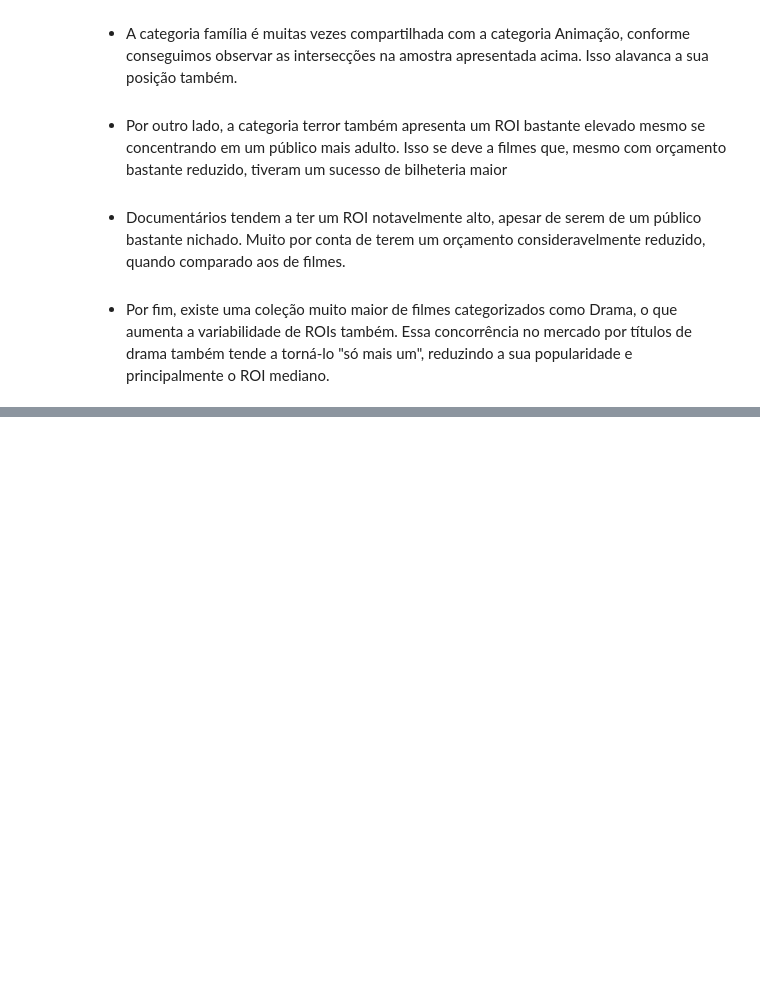
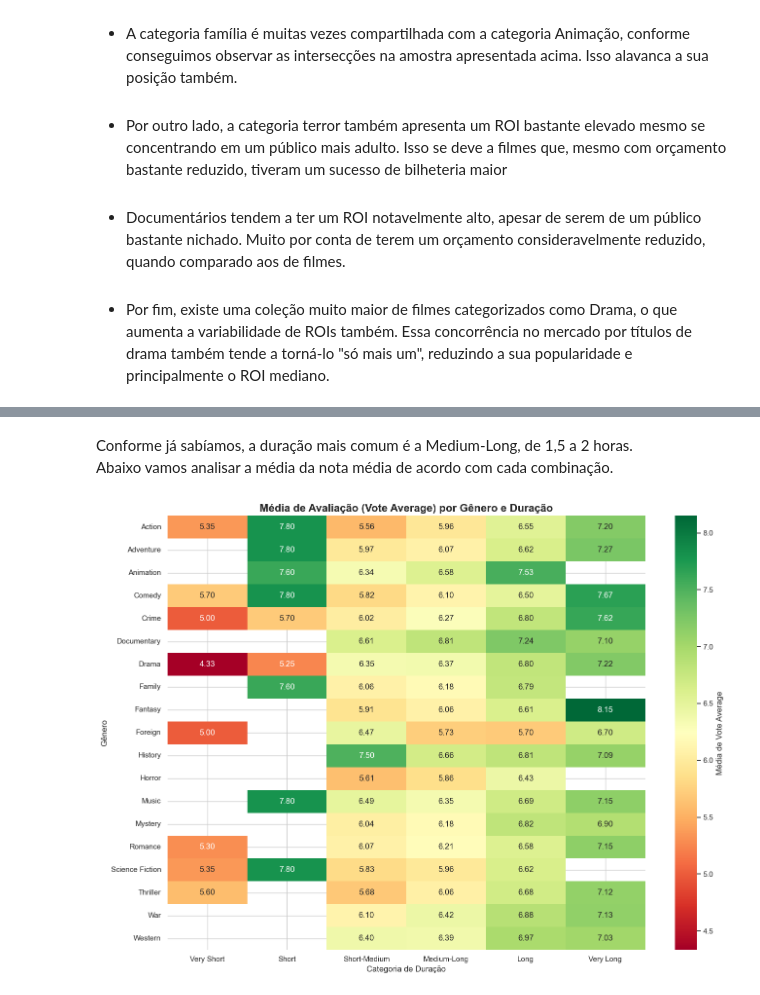
Before and after one commit to py-zeli/BoraVer, a Jupyter notebook: analise-exploratoria.ipynb, the cells around one changed output, grey strips where cells are left out. Saved outputs shown, nothing was run; the diff lists cells and outputs as text; code cells hidden in the pictures; blank space fills up the shorter version.

```diff
--- a/analise-exploratoria.ipynb
+++ b/analise-exploratoria.ipynb
@@ -850,0 +870,38 @@ Estratégia de Recomendação: O sistema poderá utilizar esses pesos de gênero
+# %% [markdown]
+Conforme já sabíamos, a duração mais comum é a Medium-Long, de 1,5 a 2 horas.<br>
+Abaixo vamos analisar a média da nota média de acordo com cada combinação.
+# %%
+# 1. Definir a ordem exata das categorias de duração
+ordem_duracao = ['Very Short', 'Short', 'Short-Medium', 'Medium-Long', 'Long', 'Very Long']
+
+# 2. Criar a Pivot Table calculando a MÉDIA do vote_average
+# index = linhas (Gênero), columns = colunas (Duração), values = o que será calculado
+tabela_votos = df_generos.pivot_table(
+    index='genre',
+    columns='runtime_category',
+    values='vote_average',
+    aggfunc='mean'
+)
+
+# 3. Reordenar as colunas conforme a sua lista
+tabela_votos = tabela_votos.reindex(columns=ordem_duracao)
+
+# 4. Gerar o gráfico
+plt.figure(figsize=(14, 10))
+
+# Usei o mapa de cores 'RdYlGn' (Red-Yellow-Green)
+# Assim, notas mais altas ficam verdes e notas mais baixas ficam vermelhas
+sns.heatmap(tabela_votos,
+            annot=True,          # Mostra a média escrita no quadrado
+            fmt=".2f",           # Duas casas decimais para a nota
+            cmap="RdYlGn",       # Visual intuitivo para notas
+            cbar_kws={'label': 'Média de Vote Average'})
+
+plt.title('Média de Avaliação (Vote Average) por Gênero e Duração', fontsize=16, fontweight='bold')
+plt.xlabel('Categoria de Duração', fontsize=12)
+plt.ylabel('Gênero', fontsize=12)
+plt.tight_layout()
+
+plt.show()
+# %% [output]
+[figure, added]
```
Also changed, not shown: parts of 17 cells of this notebook.
